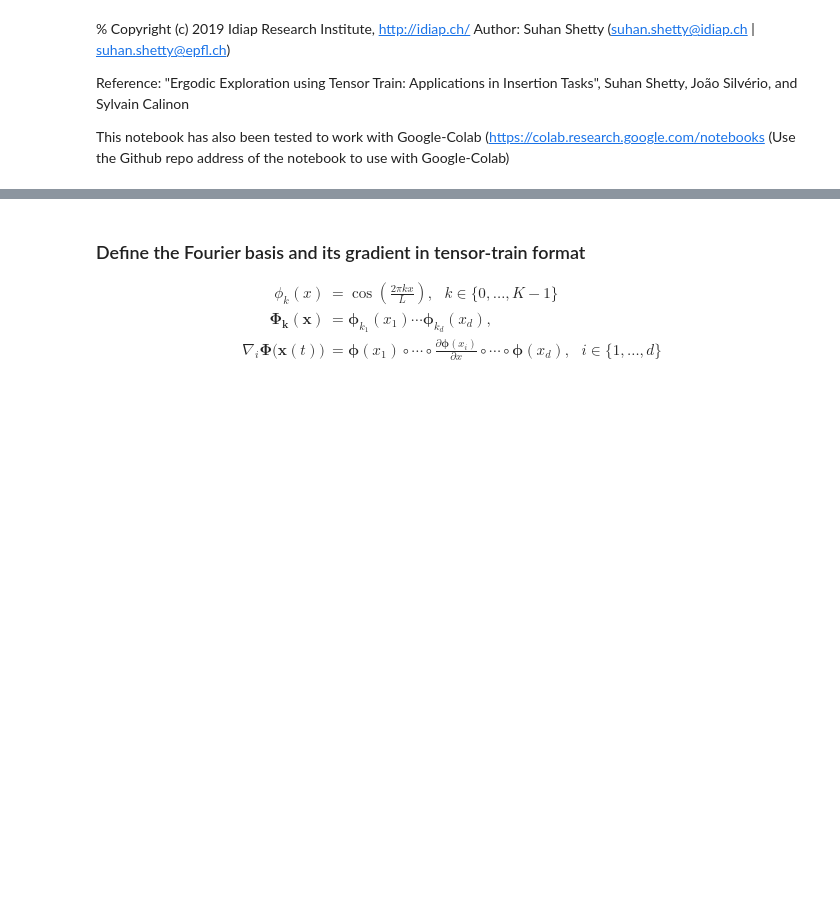
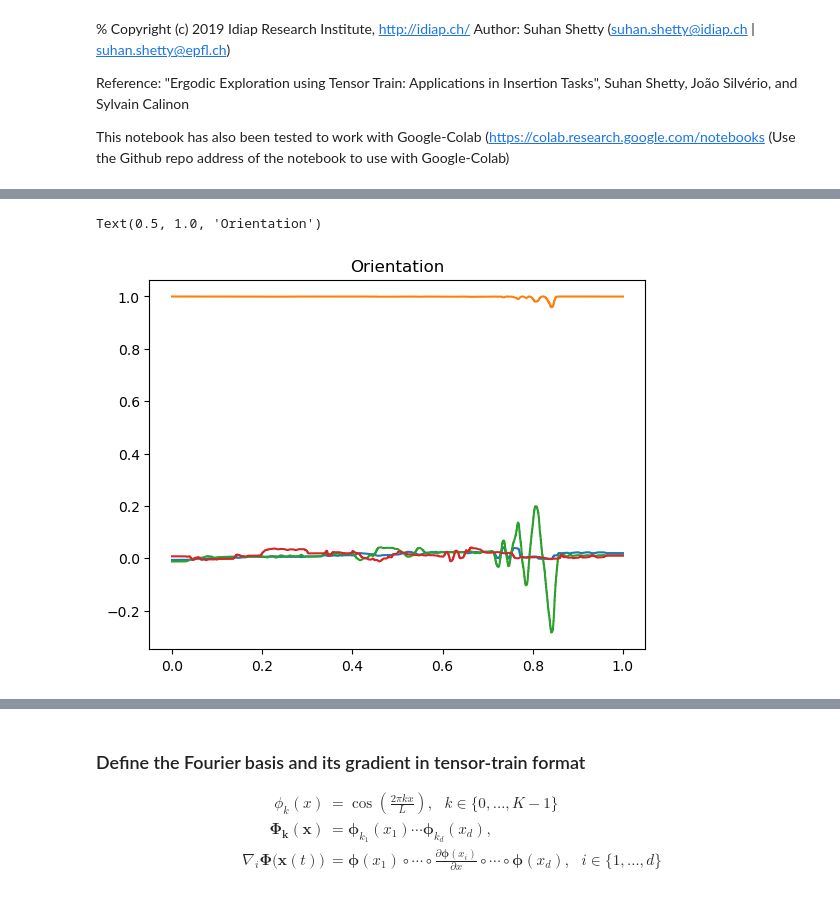
Before and after one commit to Prashanth-HR/imitation-learning-gearbox, a Jupyter notebook: Trial_Code/Ergodic_Exploration_using_TT.ipynb, the cells around one changed output, grey strips where cells are left out. Drawn from its saved outputs; the diff is of its cells as text; code cells hidden in the pictures; blank space fills up the shorter version.

```diff
--- a/Trial_Code/Ergodic_Exploration_using_TT.ipynb
+++ b/Trial_Code/Ergodic_Exploration_using_TT.ipynb
@@ -25,0 +89,10 @@ from tqdm import tqdm # for-loop progress bar
+# %%
+fig = plt.figure()
+plt.plot(time_,recorded_quaters[:,0])
+plt.plot(time_,recorded_quaters[:,1])
+plt.plot(time_,recorded_quaters[:,2])
+plt.plot(time_,recorded_quaters[:,3])
+plt.title('Orientation')
+# %% [output]
+Text(0.5, 1.0, 'Orientation')
+[figure, added]
```
Also changed, not shown: parts of 36 cells of this notebook, 8 other files.
